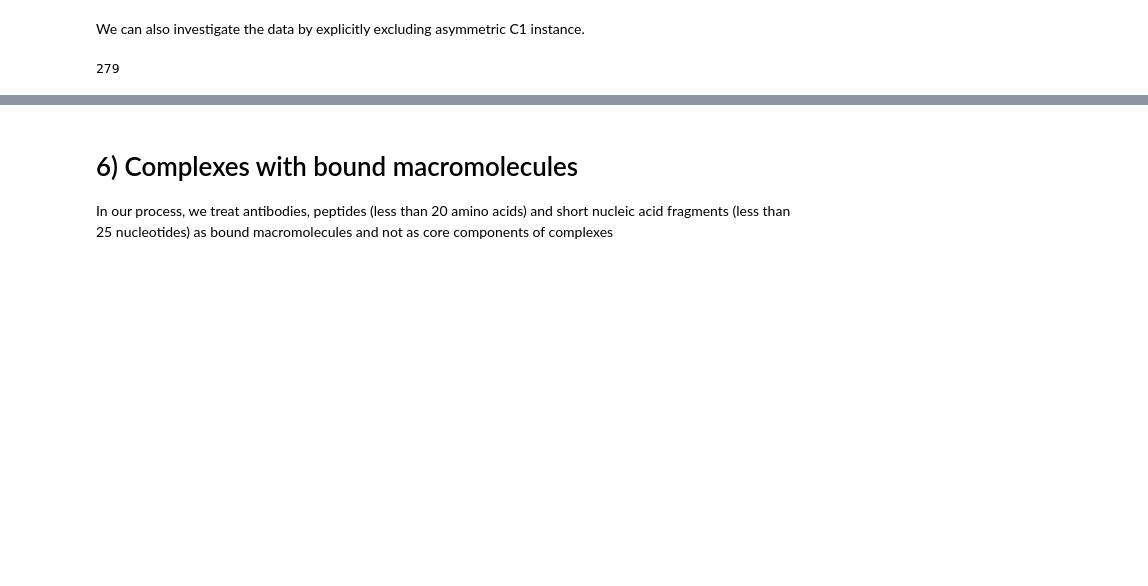
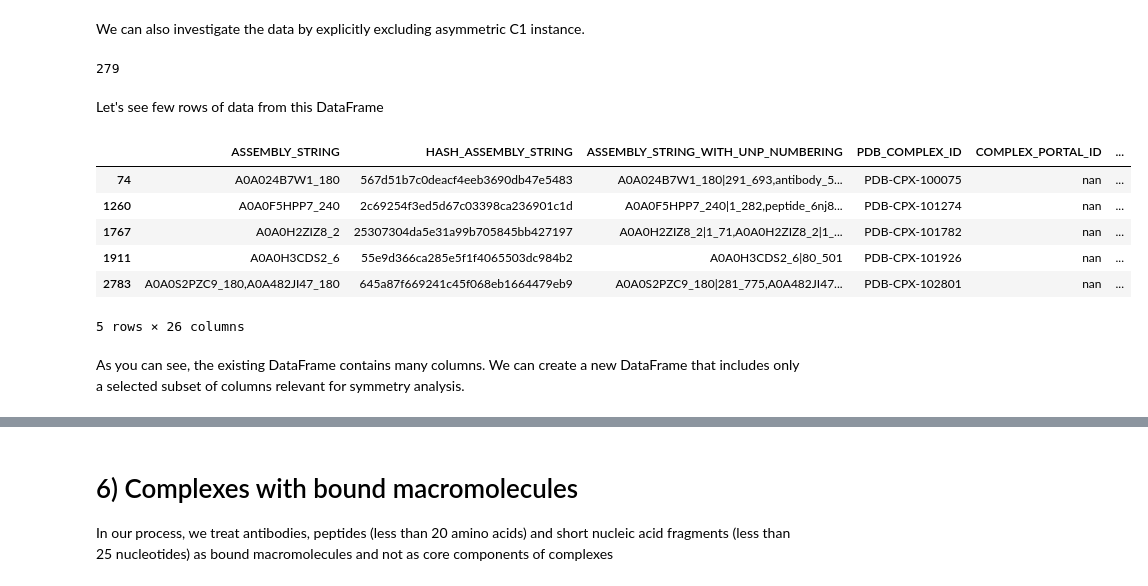
Before and after one commit to PDBe-KB/pdbe-assemblies-analysis, a Jupyter notebook: assemblies_analysis.ipynb, the cells around one changed output, grey strips where cells are left out. Saved outputs shown, nothing was run; the diff lists cells and outputs as text; code cells hidden in the pictures; blank space fills up the shorter version.

```diff
--- a/assemblies_analysis.ipynb
+++ b/assemblies_analysis.ipynb
@@ -1296,3 +1270,17 @@ df_inconsistent_symmetry_with_asym = df_protein[(df_protein["CONSISTENT_SYMMETRY
 df_inconsistent_symmetry_with_asym.shape[0]
 # %% [output]
 279
+# %% [markdown]
+Let's see few rows of data from this DataFrame
+# %%
+df_inconsistent_symmetry_with_asym.head(5)
+# %% [output]
+|  | ASSEMBLY_STRING | HASH_ASSEMBLY_STRING | ASSEMBLY_STRING_WITH_UNP_NUMBERING | PDB_COMPLEX_ID | COMPLEX_PORTAL_ID | ... |
+| 74 | A0A024B7W1_180 | 567d51b7c0deacf4eeb3690db47e5483 | A0A024B7W1_180|291_693,antibody_5... | PDB-CPX-100075 | nan | ... |
+| 1260 | A0A0F5HPP7_240 | 2c69254f3ed5d67c03398ca236901c1d | A0A0F5HPP7_240|1_282,peptide_6nj8... | PDB-CPX-101274 | nan | ... |
+| 1767 | A0A0H2ZIZ8_2 | 25307304da5e31a99b705845bb427197 | A0A0H2ZIZ8_2|1_71,A0A0H2ZIZ8_2|1_... | PDB-CPX-101782 | nan | ... |
+| 1911 | A0A0H3CDS2_6 | 55e9d366ca285e5f1f4065503dc984b2 | A0A0H3CDS2_6|80_501 | PDB-CPX-101926 | nan | ... |
+| 2783 | A0A0S2PZC9_180,A0A482JI47_180 | 645a87f669241c45f068eb1664479eb9 | A0A0S2PZC9_180|281_775,A0A482JI47... | PDB-CPX-102801 | nan | ... |
+5 rows × 26 columns
+# %% [markdown]
+As you can see, the existing DataFrame contains many columns. We can create a new DataFrame that includes only a selected subset of columns relevant for symmetry analysis.
```
Also changed, not shown: parts of 43 cells of this notebook.
